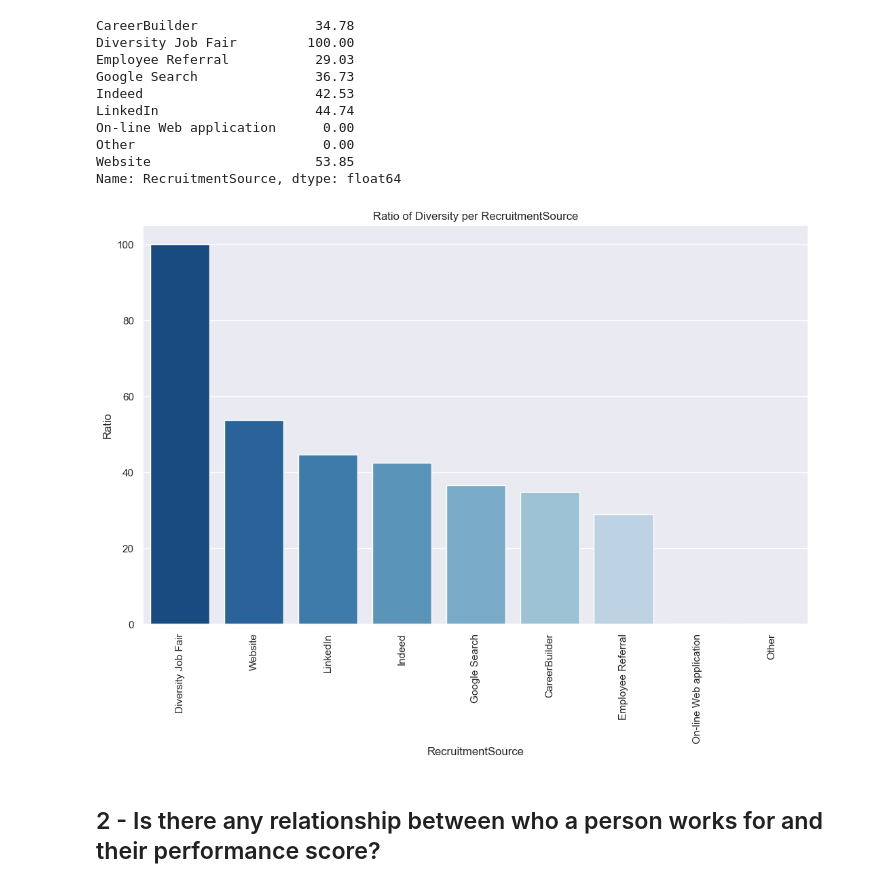
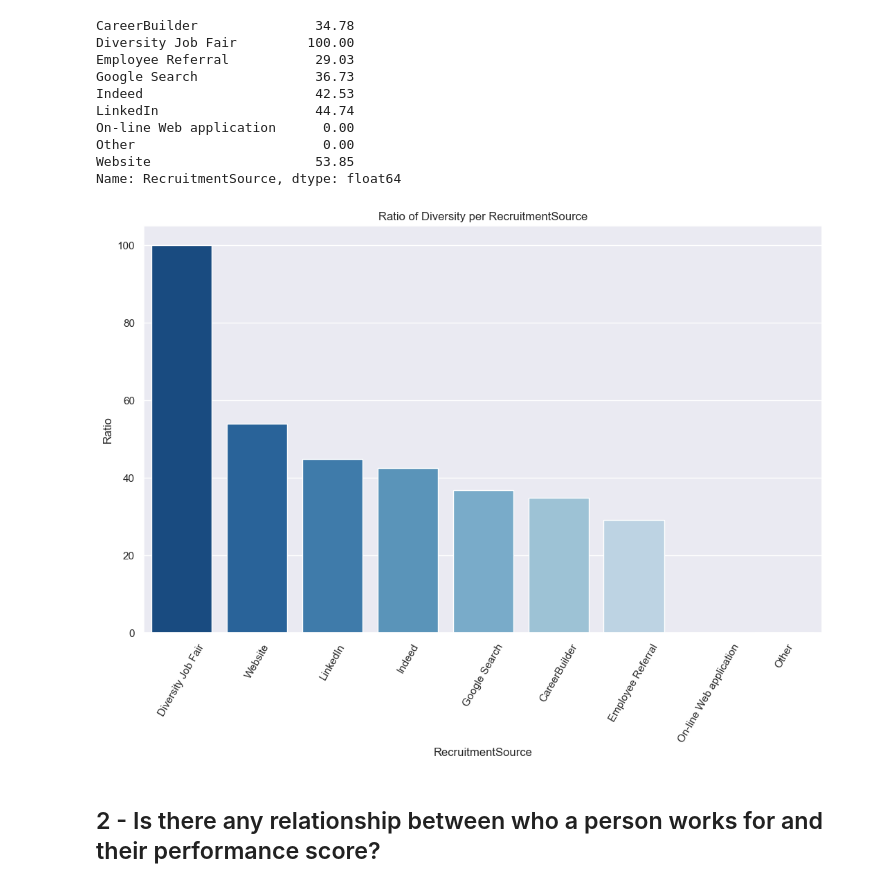
Before and after one commit to PaulBeBo/HackathonHR, a Jupyter notebook: scripts/HackathonHR_Paul.ipynb, the cells around one changed output. Cells and saved outputs as stored; diff of their text form; code cells hidden in the pictures.

```diff
--- a/scripts/HackathonHR_Paul.ipynb
+++ b/scripts/HackathonHR_Paul.ipynb
@@ -302,17 +302,17 @@ Name: RecruitmentSource, dtype: float64
 # %%
 DiversityRatio_sorted = DiversityRatio.sort_values(ascending=False)
 
 plt.figure(figsize=(10, 6))
 sns.barplot(x=DiversityRatio_sorted.index, y=DiversityRatio_sorted.values, palette='Blues_r')
 
 plt.title('Ratio of Diversity per RecruitmentSource')
 plt.xlabel('RecruitmentSource')
 plt.ylabel('Ratio')
-plt.xticks(rotation=90)
+plt.xticks(rotation=60)
 
 plt.show()
 # %% [output]
-[figure, old version]
+[figure, new version]
 # %% [markdown]
 ## 2 - Is there any relationship between who a person works for and their performance score?
 # %%
```
Also changed, not shown: parts of 16 cells of this notebook.
